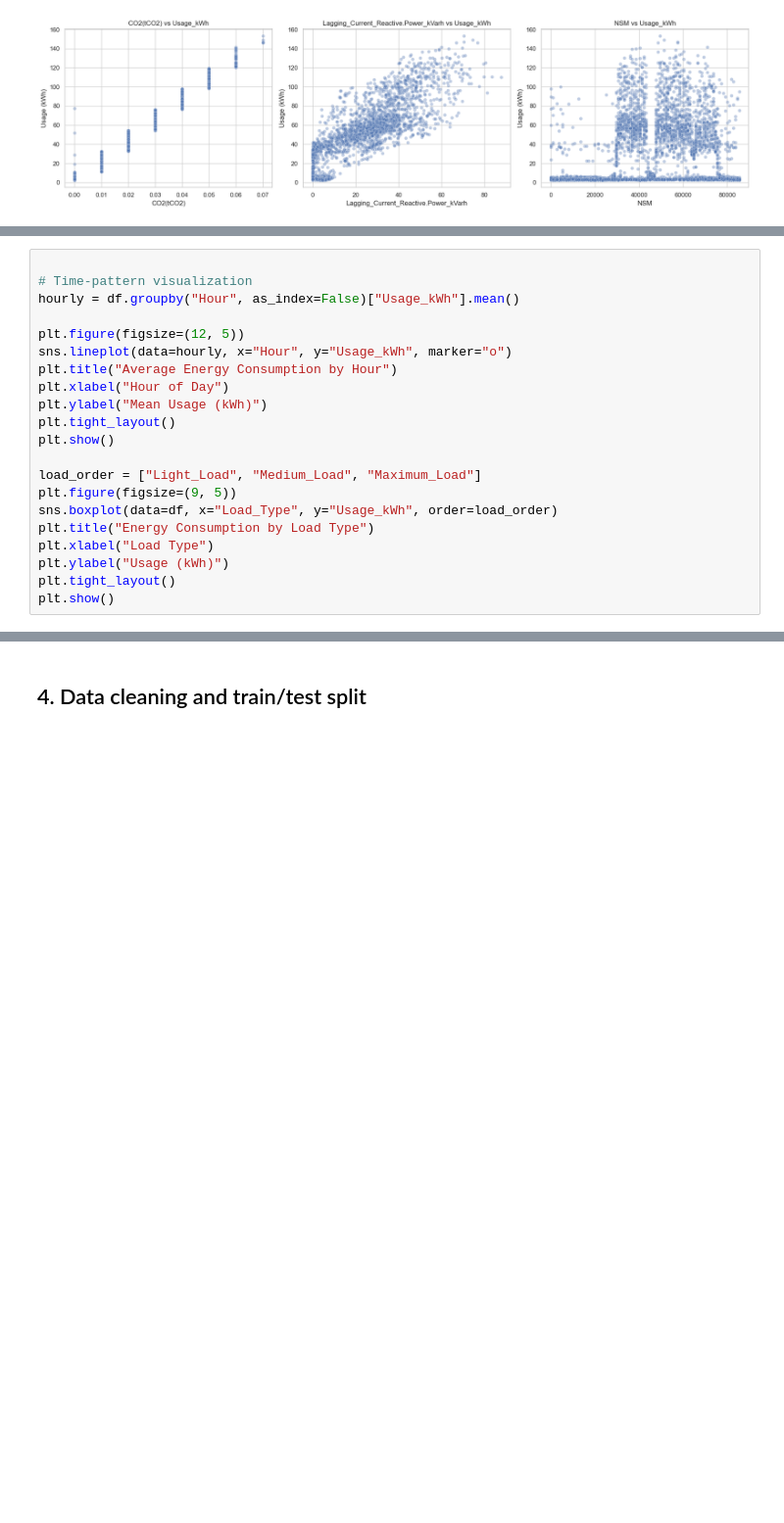
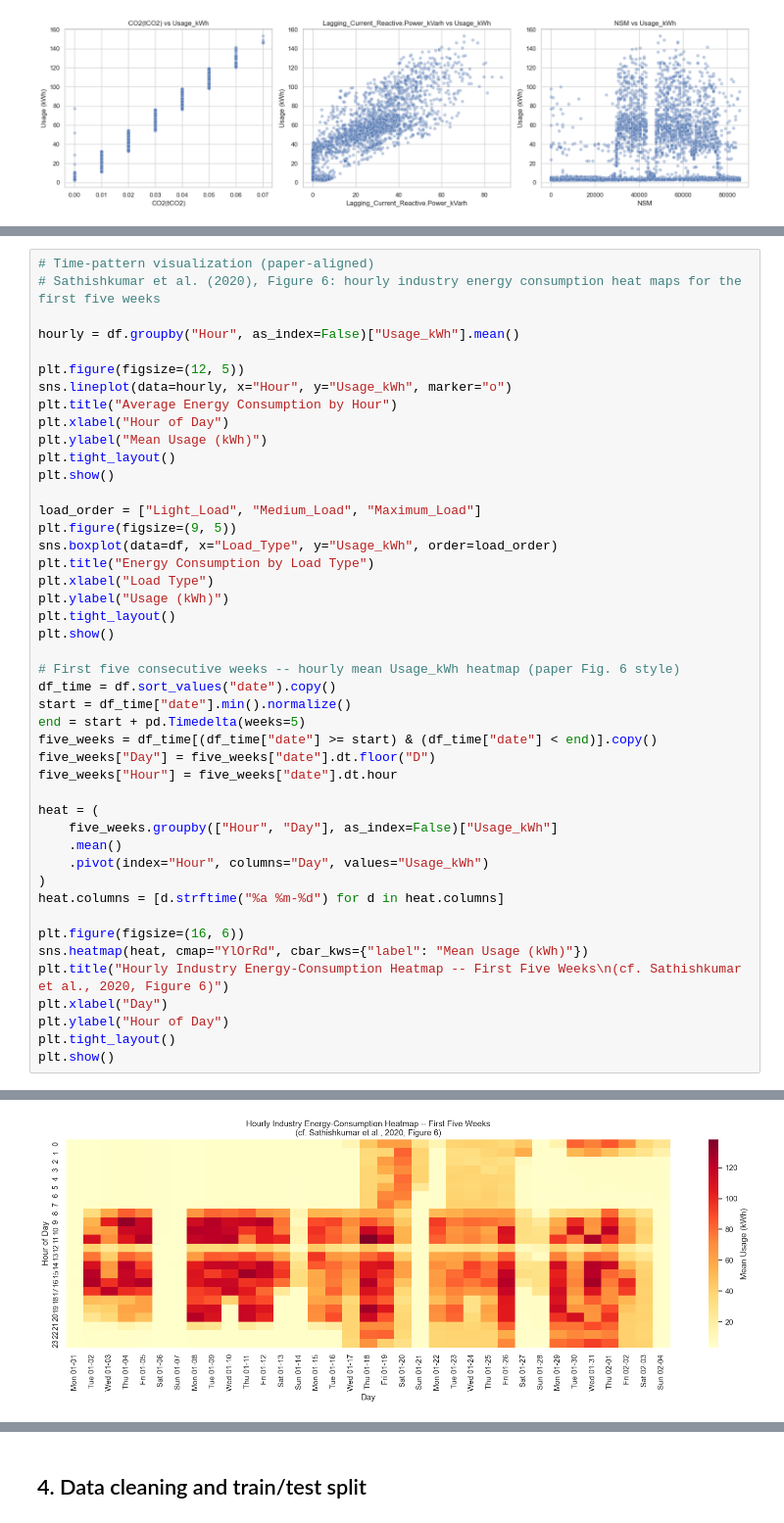
Before and after one commit to beppvis/23CSE301-Machine-Learning-Project, a Jupyter notebook: mine-lohit/notebooks/review1_energy_consumption_regression_only.ipynb, the cells around one changed output, grey strips where cells are left out. Shown at 98% size. Drawn from its saved outputs; the diff is of its cells as text; blank space fills up the shorter version.

```diff
--- a/mine-lohit/notebooks/review1_energy_consumption_regression_only.ipynb
+++ b/mine-lohit/notebooks/review1_energy_consumption_regression_only.ipynb
@@ -279,25 +273,50 @@ plt.show()
 # %%
+# Time-pattern visualization (paper-aligned)
+# Sathishkumar et al. (2020), Figure 6: hourly industry energy consumption heat maps for the first five weeks
 
-# Time-pattern visualization
 hourly = df.groupby("Hour", as_index=False)["Usage_kWh"].mean()
 
 plt.figure(figsize=(12, 5))
 sns.lineplot(data=hourly, x="Hour", y="Usage_kWh", marker="o")
 plt.title("Average Energy Consumption by Hour")
 plt.xlabel("Hour of Day")
 plt.ylabel("Mean Usage (kWh)")
 plt.tight_layout()
 plt.show()
 
 load_order = ["Light_Load", "Medium_Load", "Maximum_Load"]
 plt.figure(figsize=(9, 5))
 sns.boxplot(data=df, x="Load_Type", y="Usage_kWh", order=load_order)
 plt.title("Energy Consumption by Load Type")
 plt.xlabel("Load Type")
 plt.ylabel("Usage (kWh)")
 plt.tight_layout()
 plt.show()
+
+# First five consecutive weeks -- hourly mean Usage_kWh heatmap (paper Fig. 6 style)
+df_time = df.sort_values("date").copy()
+start = df_time["date"].min().normalize()
+end = start + pd.Timedelta(weeks=5)
+five_weeks = df_time[(df_time["date"] >= start) & (df_time["date"] < end)].copy()
+five_weeks["Day"] = five_weeks["date"].dt.floor("D")
+five_weeks["Hour"] = five_weeks["date"].dt.hour
+
+heat = (
+    five_weeks.groupby(["Hour", "Day"], as_index=False)["Usage_kWh"]
+    .mean()
+    .pivot(index="Hour", columns="Day", values="Usage_kWh")
+)
+heat.columns = [d.strftime("%a %m-%d") for d in heat.columns]
+
+plt.figure(figsize=(16, 6))
+sns.heatmap(heat, cmap="YlOrRd", cbar_kws={"label": "Mean Usage (kWh)"})
+plt.title("Hourly Industry Energy-Consumption Heatmap -- First Five Weeks\n(cf. Sathishkumar et al., 2020, Figure 6)")
+plt.xlabel("Day")
+plt.ylabel("Hour of Day")
+plt.tight_layout()
+plt.show()
 # %% [output]
 [figure]
 [figure]
+[figure, added]
 # %% [markdown]
```
Also changed, not shown: parts of 16 cells of this notebook, 2 other files.
